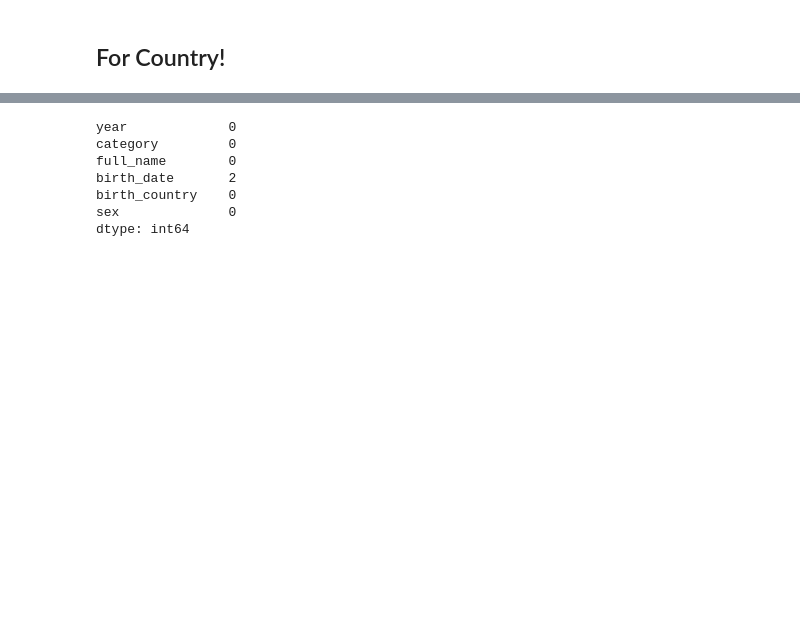
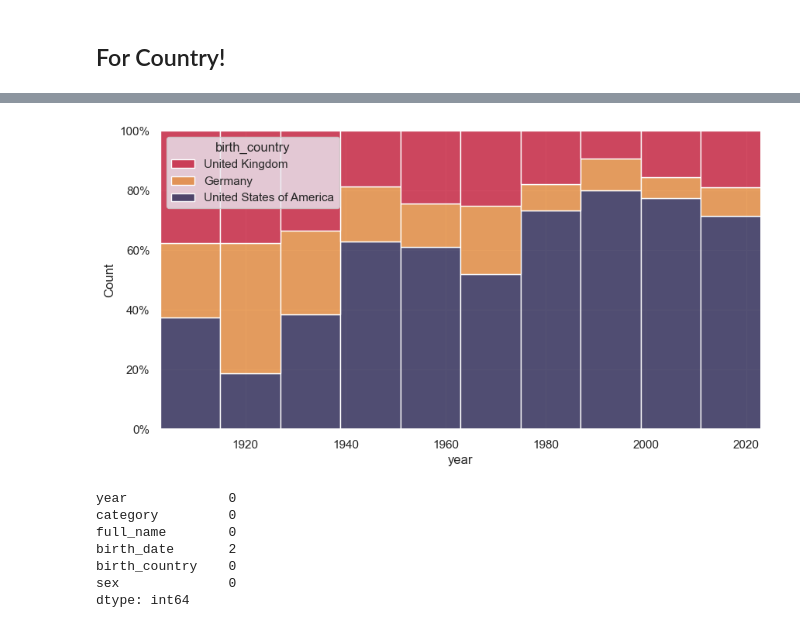
Before and after one commit to Ahnaf19/Nobel_prize_EDA, a Jupyter notebook: v1.ipynb, the cells around one changed output, grey strips where cells are left out. Saved outputs shown, nothing was run; the diff lists cells and outputs as text; code cells hidden in the pictures; blank space fills up the shorter version.

```diff
--- a/v1.ipynb
+++ b/v1.ipynb
@@ -218,3 +297,16 @@ Let's dive into more depth!
+# %%
+fig, ax = plt.subplots()
+custom_palette = {'United States of America': '#1c1847', 'United Kingdom': '#c20f2d', 'Germany': '#e1812c'}
+g = sns.histplot(x='year', data=top3, hue='birth_country', multiple='fill', palette=custom_palette)
+
+y_values = g.get_yticks()
+percentages = [int(value * 100) for value in y_values]
+g.set_yticklabels([f'{percentage}%' for percentage in percentages])
+
+fig.set_size_inches([10, 5])
+plt.show()
+# %% [output]
+[figure, added]
 # %%
 df_filtered.isna().sum()
 # %% [output]
```
Also changed, not shown: parts of 11 cells of this notebook.
